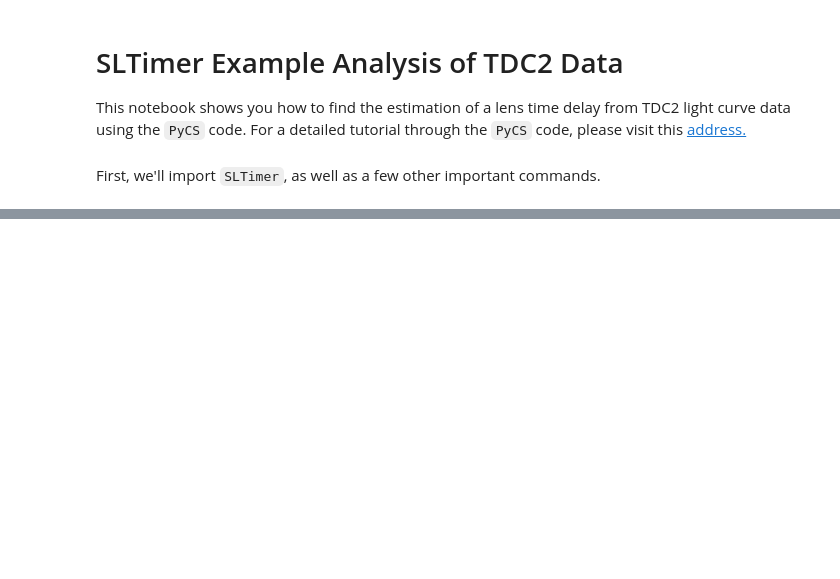
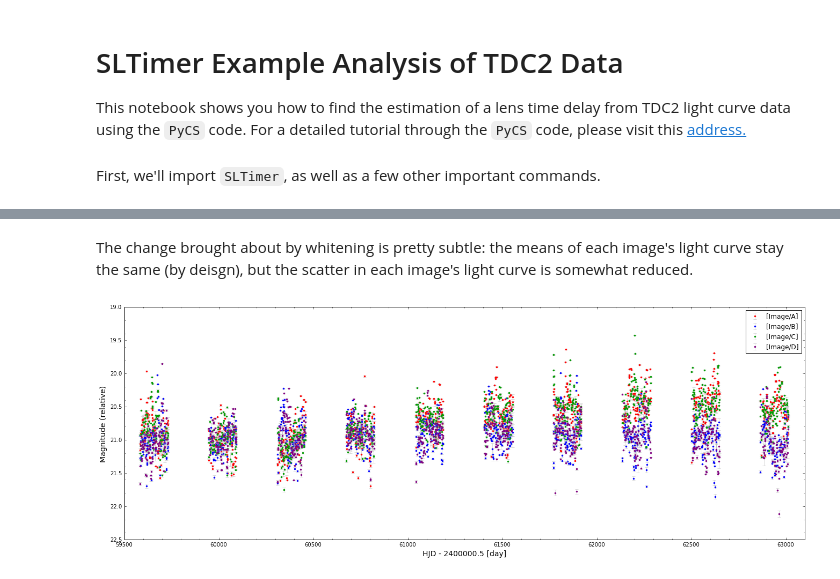
Before and after one commit to LSSTDESC/SLTimer, a Jupyter notebook: notebooks/SLTimer_TDC2_Example.ipynb, the cells around one changed output, grey strips where cells are left out. Drawn from its saved outputs; the diff is of its cells as text; code cells hidden in the pictures; blank space fills up the shorter version.

Commit message:
Whitening code now working #27

```diff
--- a/notebooks/SLTimer_TDC2_Example.ipynb
+++ b/notebooks/SLTimer_TDC2_Example.ipynb
@@ -62,0 +82,3 @@ timer.estimate_time_delays(method='pycs',microlensing='spline',agn='spline',erro
+# %%
+wtimer = desc.sltimer.SLTimer()
+wtimer.download(url, and_read=True, format='tdc2')
@@ -62,0 +107,6 @@ timer.estimate_time_delays(method='pycs',microlensing='spline',agn='spline',erro
+# %% [markdown]
+The change brought about by whitening is pretty subtle: the means of each image's light curve stay the same (by deisgn), but the scatter in each image's light curve is somewhat reduced.
+# %%
+wtimer.display_light_curves(jdrange=(59500,63100))
+# %% [output]
+[figure, added]
```
Also changed, not shown: parts of 24 cells of this notebook, 2 other files.
